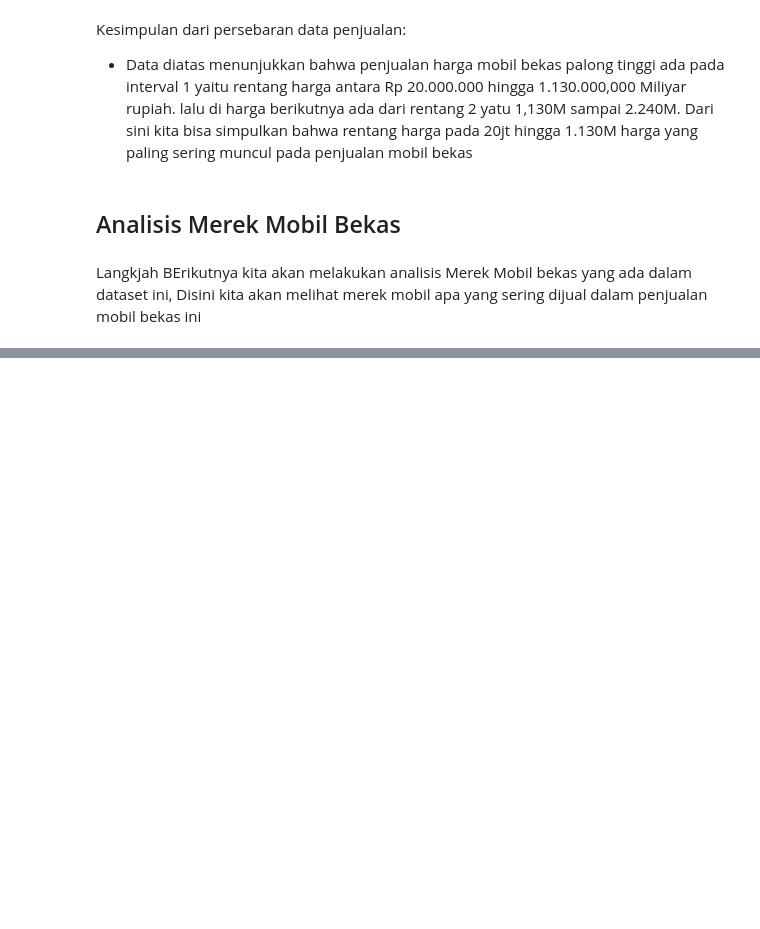
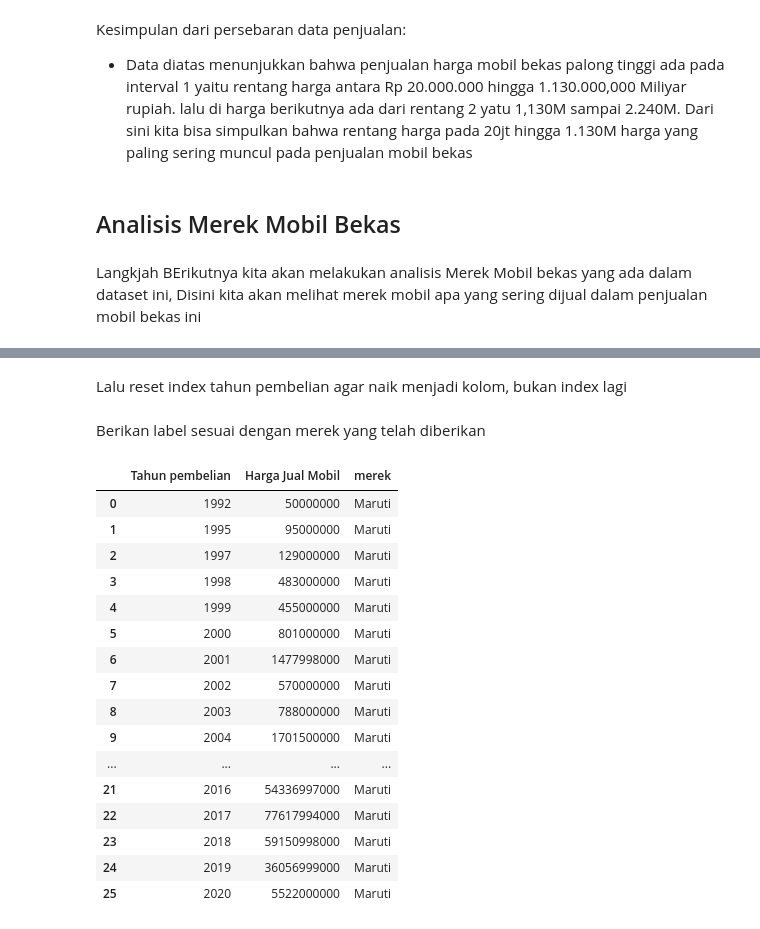
Before and after one commit to Mazcho/Analsis_Dataset, a Jupyter notebook: Analisis Penjualan Mobil Bekas.ipynb, the cells around one changed output, grey strips where cells are left out. Cells and saved outputs as stored; diff of their text form; code cells hidden in the pictures; blank space fills up the shorter version.

```diff
--- a/Analisis Penjualan Mobil Bekas.ipynb
+++ b/Analisis Penjualan Mobil Bekas.ipynb
@@ -298,0 +321,4 @@ merek_MG = df[df["Merek Mobil"]=="MG"].value_counts().sum()
+# %%
+a = merek_maruti_data.groupby("Tahun pembelian")["Harga Jual Mobil"].sum()
+b = merek_Hyundai_data.groupby("Tahun pembelian")["Harga Jual Mobil"].sum()
+c = merek_Mahindra_data.groupby("Tahun pembelian")["Harga Jual Mobil"].sum()
@@ -298,0 +327,4 @@ merek_MG = df[df["Merek Mobil"]=="MG"].value_counts().sum()
+# %%
+a = pd.DataFrame(a)
+b = pd.DataFrame(b)
+c = pd.DataFrame(c)
@@ -298,0 +394,2 @@ merek_MG = df[df["Merek Mobil"]=="MG"].value_counts().sum()
+# %% [markdown]
+Lalu reset index tahun pembelian agar naik menjadi kolom, bukan index lagi
@@ -298,0 +400,2 @@ merek_MG = df[df["Merek Mobil"]=="MG"].value_counts().sum()
+# %% [markdown]
+Berikan label sesuai dengan merek yang telah diberikan
@@ -298,0 +406,20 @@ merek_MG = df[df["Merek Mobil"]=="MG"].value_counts().sum()
+# %%
+a
+# %% [output]
+|  | Tahun pembelian | Harga Jual Mobil | merek |
+| 0 | 1992 | 50000000 | Maruti |
+| 1 | 1995 | 95000000 | Maruti |
+| 2 | 1997 | 129000000 | Maruti |
+| 3 | 1998 | 483000000 | Maruti |
+| 4 | 1999 | 455000000 | Maruti |
+| 5 | 2000 | 801000000 | Maruti |
+| 6 | 2001 | 1477998000 | Maruti |
+| 7 | 2002 | 570000000 | Maruti |
+| 8 | 2003 | 788000000 | Maruti |
+| 9 | 2004 | 1701500000 | Maruti |
+| ... | ... | ... | ... |
+| 21 | 2016 | 54336997000 | Maruti |
+| 22 | 2017 | 77617994000 | Maruti |
+| 23 | 2018 | 59150998000 | Maruti |
+| 24 | 2019 | 36056999000 | Maruti |
+| 25 | 2020 | 5522000000 | Maruti |
```
Also changed, not shown: parts of 25 cells of this notebook.
